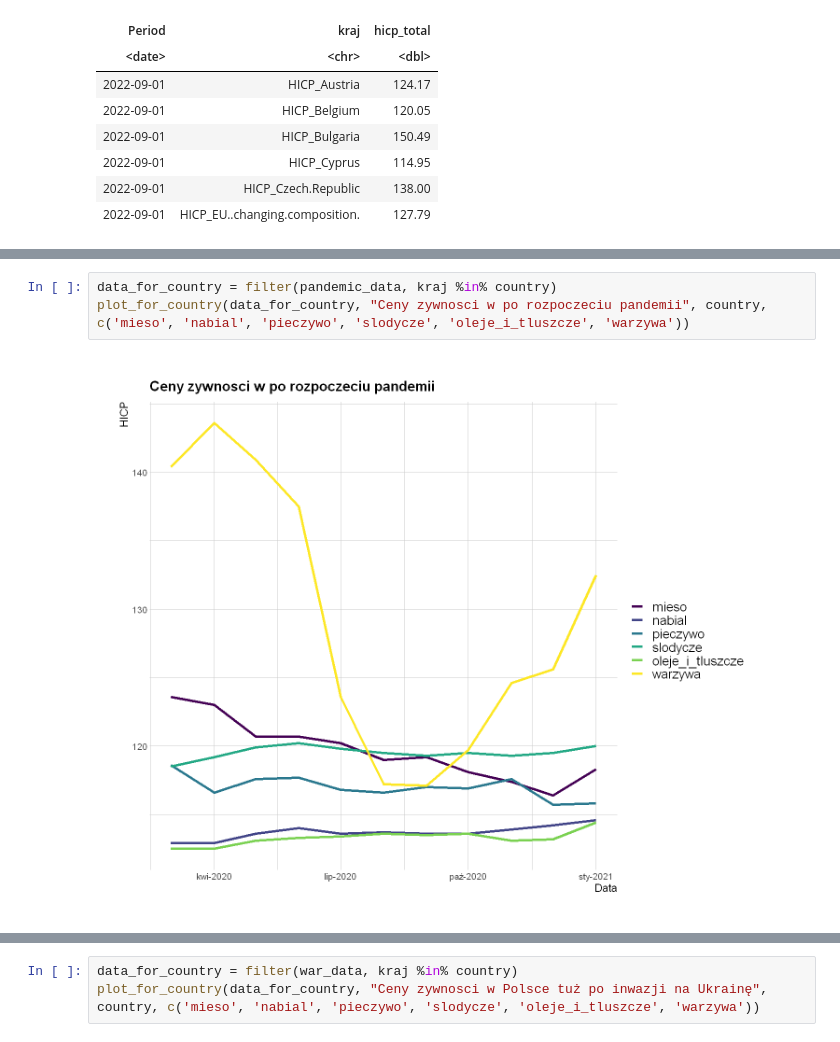
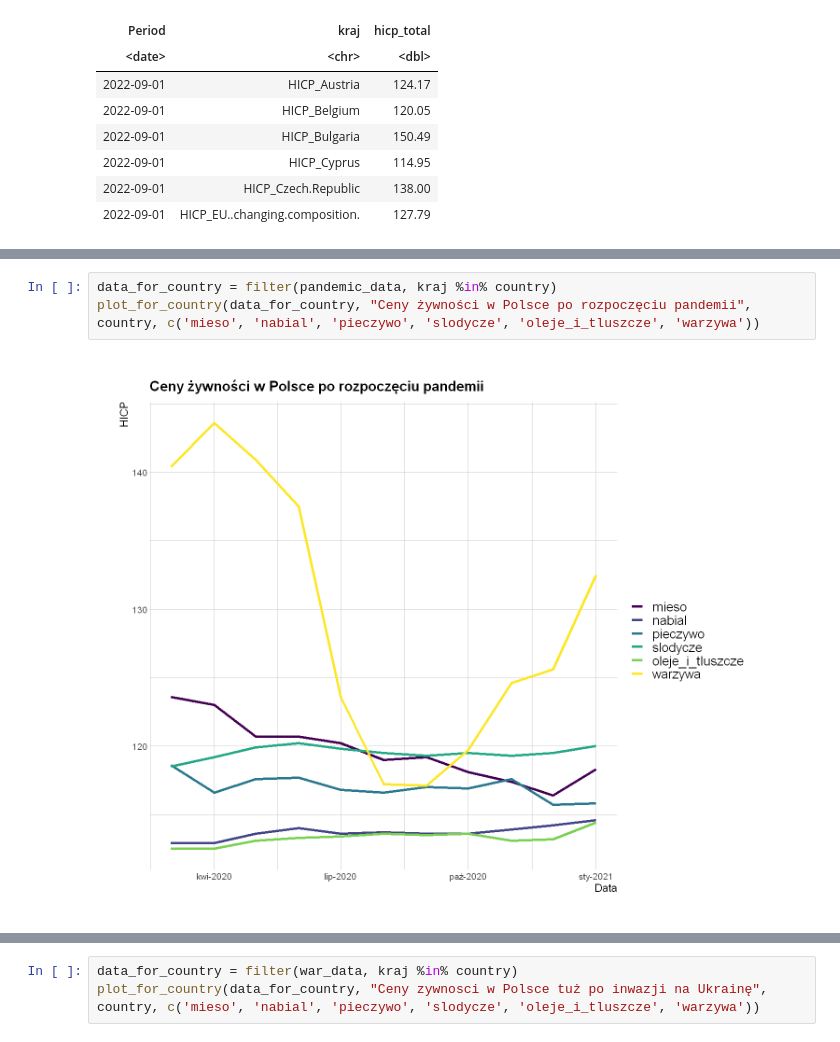
Before and after one commit to AdamixD/SAD_Projekt_1, a Jupyter notebook: Problem2.ipynb, the cells around one changed output, grey strips where cells are left out. Cells and saved outputs as stored; diff of their text form.

Commit message:
all plots adjusted

```diff
--- a/Problem2.ipynb
+++ b/Problem2.ipynb
@@ -399,8 +399,8 @@ plot_for_country(data_for_country, "Ceny zywnosci w Polsce przed pandemia", coun
 [figure]
 # %%
 data_for_country = filter(pandemic_data, kraj %in% country)
-plot_for_country(data_for_country, "Ceny zywnosci w po rozpoczeciu pandemii", country, c('mieso', 'nabial', 'pieczywo', 'slodycze', 'oleje_i_tluszcze', 'warzywa'))
+plot_for_country(data_for_country, "Ceny żywności w Polsce po rozpoczęciu pandemii", country, c('mieso', 'nabial', 'pieczywo', 'slodycze', 'oleje_i_tluszcze', 'warzywa'))
 # %% [output]
-[figure, old version]
+[figure, new version]
 # %%
 data_for_country = filter(before_war_data, kraj %in% country)
```
Also changed, not shown: parts of 3 cells of this notebook.
